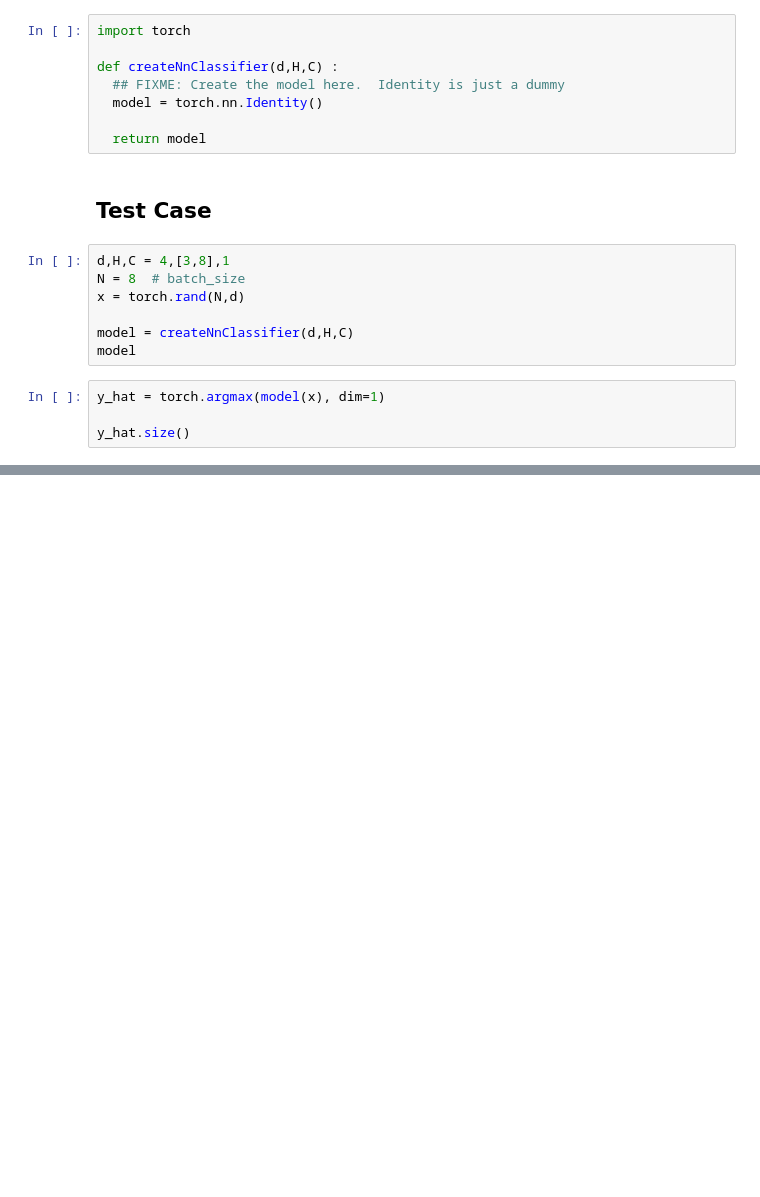
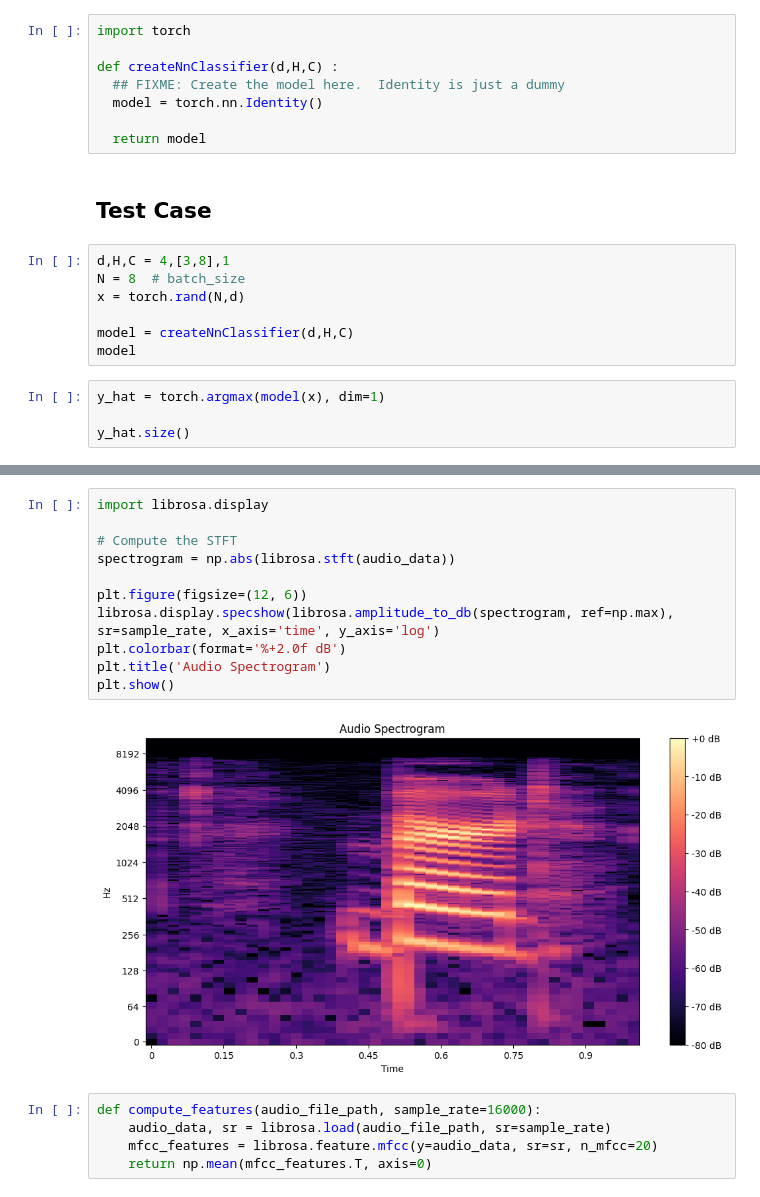
Before and after one commit to shaifire06/102116040-SESS-LE1, a Jupyter notebook: 102116040_ShaifaliThakur.ipynb, the cells around one changed output, grey strips where cells are left out. Cells and saved outputs as stored; diff of their text form; blank space fills up the shorter version.

```diff
--- a/102116040_ShaifaliThakur.ipynb
+++ b/102116040_ShaifaliThakur.ipynb
@@ -44,0 +144,18 @@ y_hat.size()
+# %%
+import librosa.display
+
+# Compute the STFT
+spectrogram = np.abs(librosa.stft(audio_data))
+
+plt.figure(figsize=(12, 6))
+librosa.display.specshow(librosa.amplitude_to_db(spectrogram, ref=np.max), sr=sample_rate, x_axis='time', y_axis='log')
+plt.colorbar(format='%+2.0f dB')
+plt.title('Audio Spectrogram')
+plt.show()
+# %% [output]
+[figure, added]
+# %%
+def compute_features(audio_file_path, sample_rate=16000):
+    audio_data, sr = librosa.load(audio_file_path, sr=sample_rate)
+    mfcc_features = librosa.feature.mfcc(y=audio_data, sr=sr, n_mfcc=20)
+    return np.mean(mfcc_features.T, axis=0)
```
Also changed, not shown: parts of 14 cells of this notebook.
